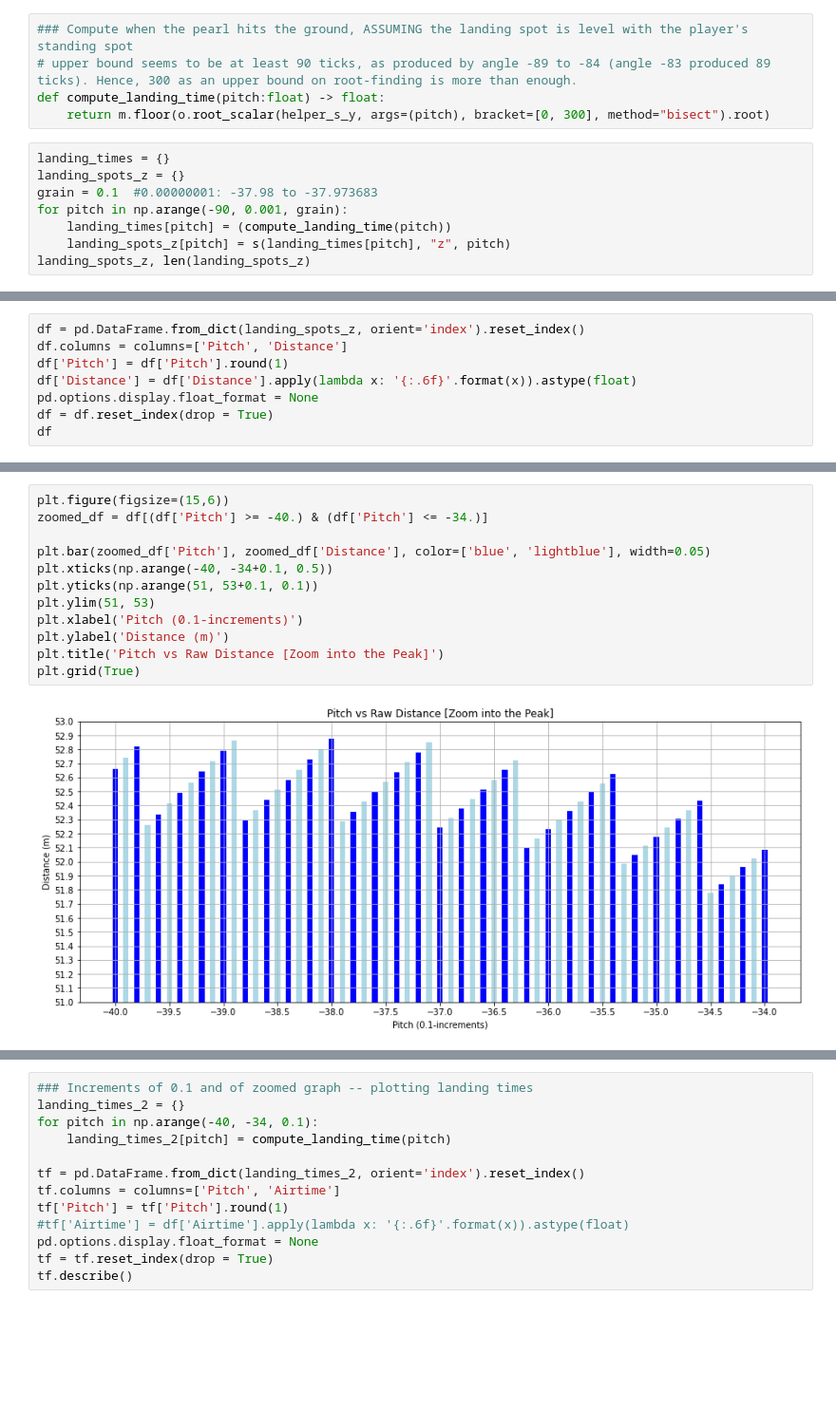
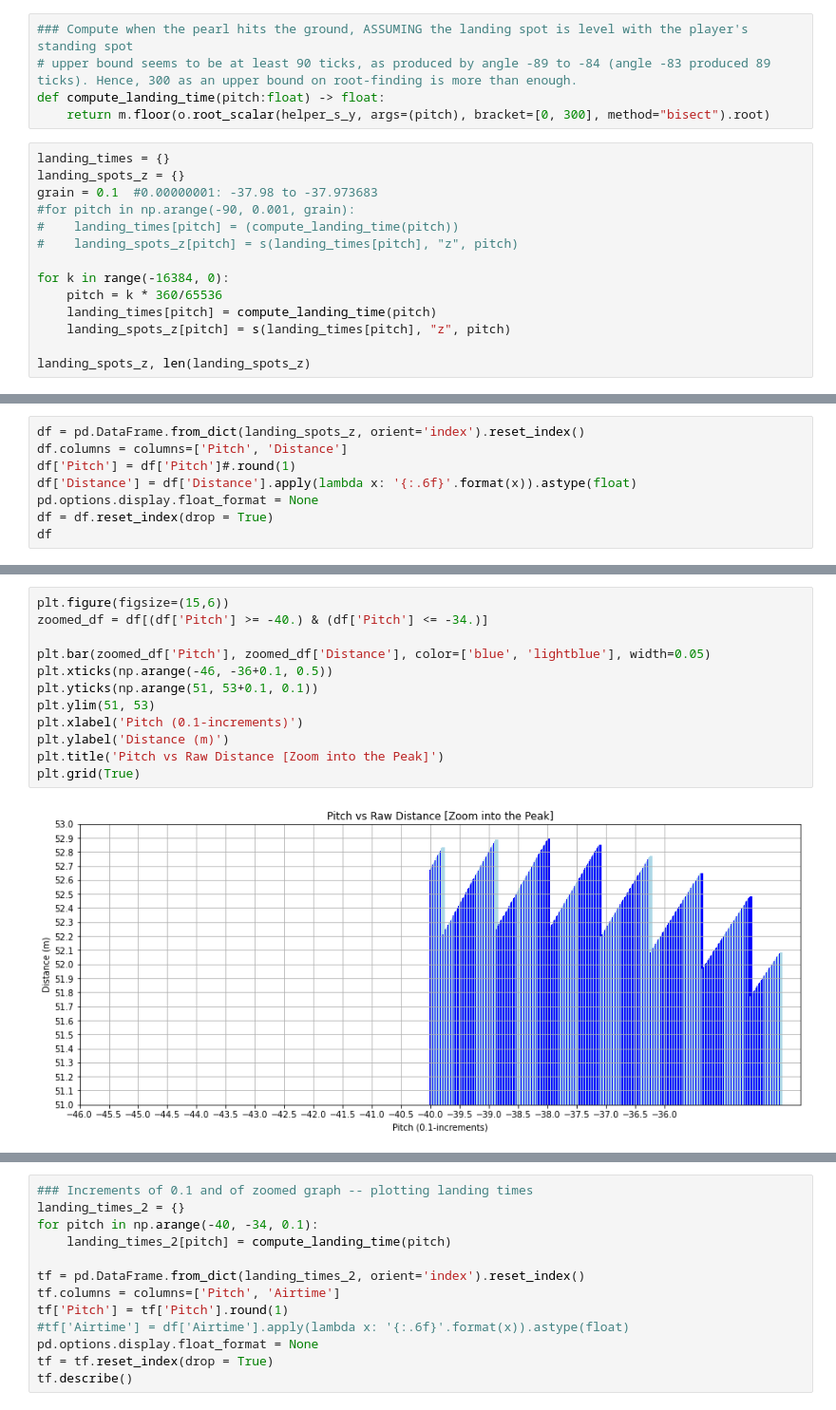
Before and after one commit to julialuongw/minecraft-ender-pearl-physics-derivations, a Jupyter notebook: sim.ipynb, the cells around one changed output, grey strips where cells are left out. Shown: that part at 95% size. Saved outputs shown, nothing was run; the diff lists cells and outputs as text; blank space fills up the shorter version.

```diff
--- a/sim.ipynb
+++ b/sim.ipynb
@@ -57,9 +57,15 @@ def compute_landing_time(pitch:float) -> float:
 landing_times = {}
 landing_spots_z = {}
 grain = 0.1  #0.00000001: -37.98 to -37.973683
-for pitch in np.arange(-90, 0.001, grain):
-    landing_times[pitch] = (compute_landing_time(pitch))
+#for pitch in np.arange(-90, 0.001, grain):
+#    landing_times[pitch] = (compute_landing_time(pitch))
+#    landing_spots_z[pitch] = s(landing_times[pitch], "z", pitch)
+
+for k in range(-16384, 0):
+    pitch = k * 360/65536
+    landing_times[pitch] = compute_landing_time(pitch)
     landing_spots_z[pitch] = s(landing_times[pitch], "z", pitch)
+
 landing_spots_z, len(landing_spots_z)
 # %% [output]
 ({-90.0: 5.429898608354366e-15,
@@ -82,7 +92,7 @@ landing_spots_z, len(landing_spots_z)
 # %%
 df = pd.DataFrame.from_dict(landing_spots_z, orient='index').reset_index()
 df.columns = columns=['Pitch', 'Distance']
-df['Pitch'] = df['Pitch'].round(1)
+df['Pitch'] = df['Pitch']#.round(1)
 df['Distance'] = df['Distance'].apply(lambda x: '{:.6f}'.format(x)).astype(float)
 pd.options.display.float_format = None
 df = df.reset_index(drop = True)
@@ -104,17 +129,17 @@ df
 # %%
 plt.figure(figsize=(15,6))
 zoomed_df = df[(df['Pitch'] >= -40.) & (df['Pitch'] <= -34.)]
 
 plt.bar(zoomed_df['Pitch'], zoomed_df['Distance'], color=['blue', 'lightblue'], width=0.05)
-plt.xticks(np.arange(-40, -34+0.1, 0.5))
+plt.xticks(np.arange(-46, -36+0.1, 0.5))
 plt.yticks(np.arange(51, 53+0.1, 0.1))
 plt.ylim(51, 53)
 plt.xlabel('Pitch (0.1-increments)')
 plt.ylabel('Distance (m)')
 plt.title('Pitch vs Raw Distance [Zoom into the Peak]')
 plt.grid(True)
 # %% [output]
-[figure, old version]
+[figure, new version]
 # %%
 plt.figure(figsize=(18,10))
 
```
Also changed, not shown: parts of 8 cells of this notebook, 2 other files.
